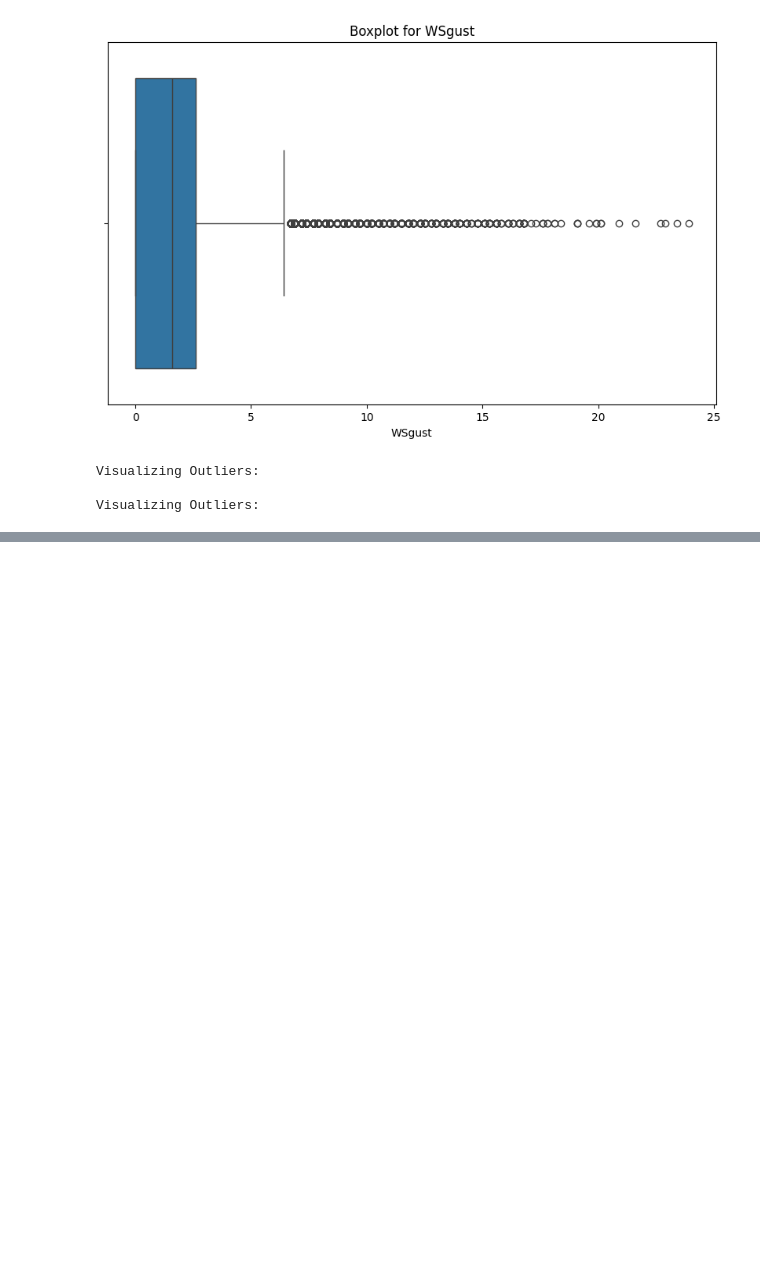
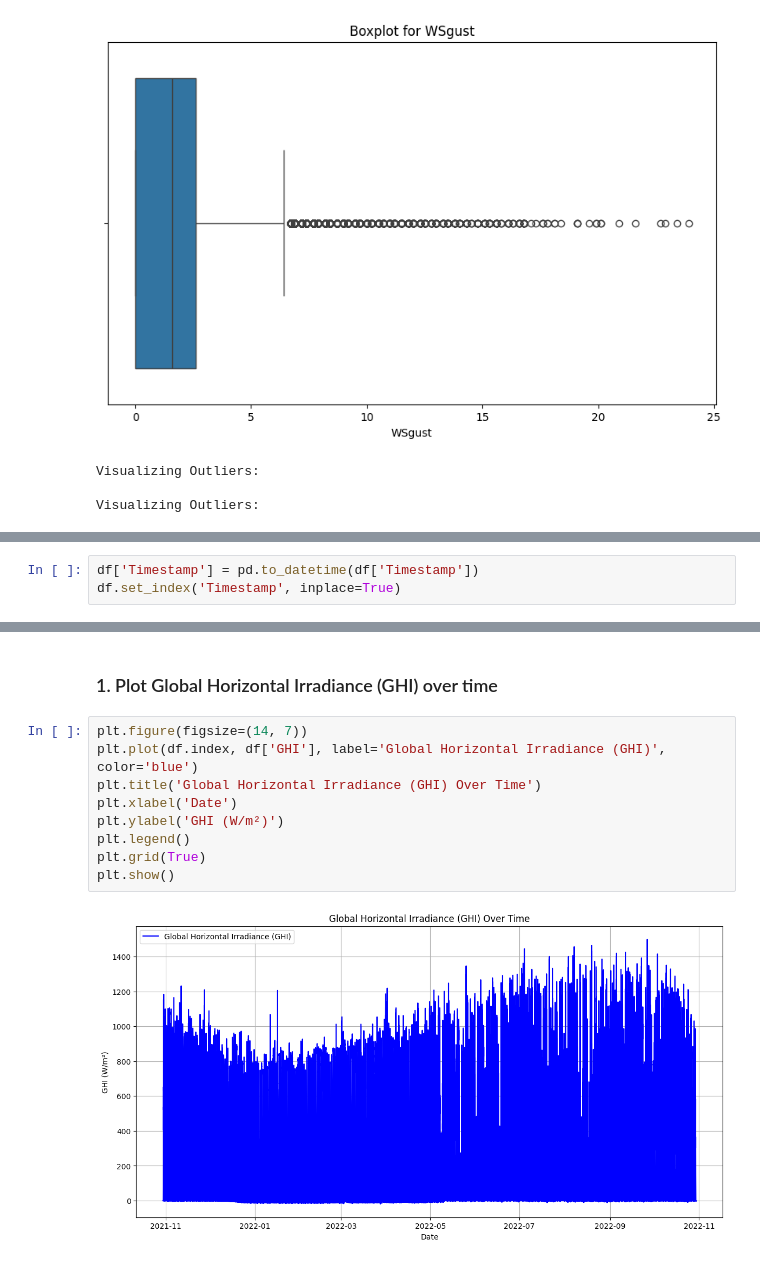
Before and after one commit to habteyesasfaw/Solar-Energy-Data-Analytics, a Jupyter notebook: notebooks/Solar_Energy_Data_Analysis_Sierraleone.ipynb, the cells around one changed output, grey strips where cells are left out. Saved outputs shown, nothing was run; the diff lists cells and outputs as text; blank space fills up the shorter version.

```diff
--- a/notebooks/Solar_Energy_Data_Analysis_Sierraleone.ipynb
+++ b/notebooks/Solar_Energy_Data_Analysis_Sierraleone.ipynb
@@ -152,0 +157,3 @@ Visualizing Outliers:
+# %%
+df['Timestamp'] = pd.to_datetime(df['Timestamp'])
+df.set_index('Timestamp', inplace=True)
@@ -152,0 +174,13 @@ Visualizing Outliers:
+# %% [markdown]
+### 1. Plot Global Horizontal Irradiance (GHI) over time
+# %%
+plt.figure(figsize=(14, 7))
+plt.plot(df.index, df['GHI'], label='Global Horizontal Irradiance (GHI)', color='blue')
+plt.title('Global Horizontal Irradiance (GHI) Over Time')
+plt.xlabel('Date')
+plt.ylabel('GHI (W/m²)')
+plt.legend()
+plt.grid(True)
+plt.show()
+# %% [output]
+[figure, added]
```
Also changed, not shown: parts of 59 cells of this notebook.
